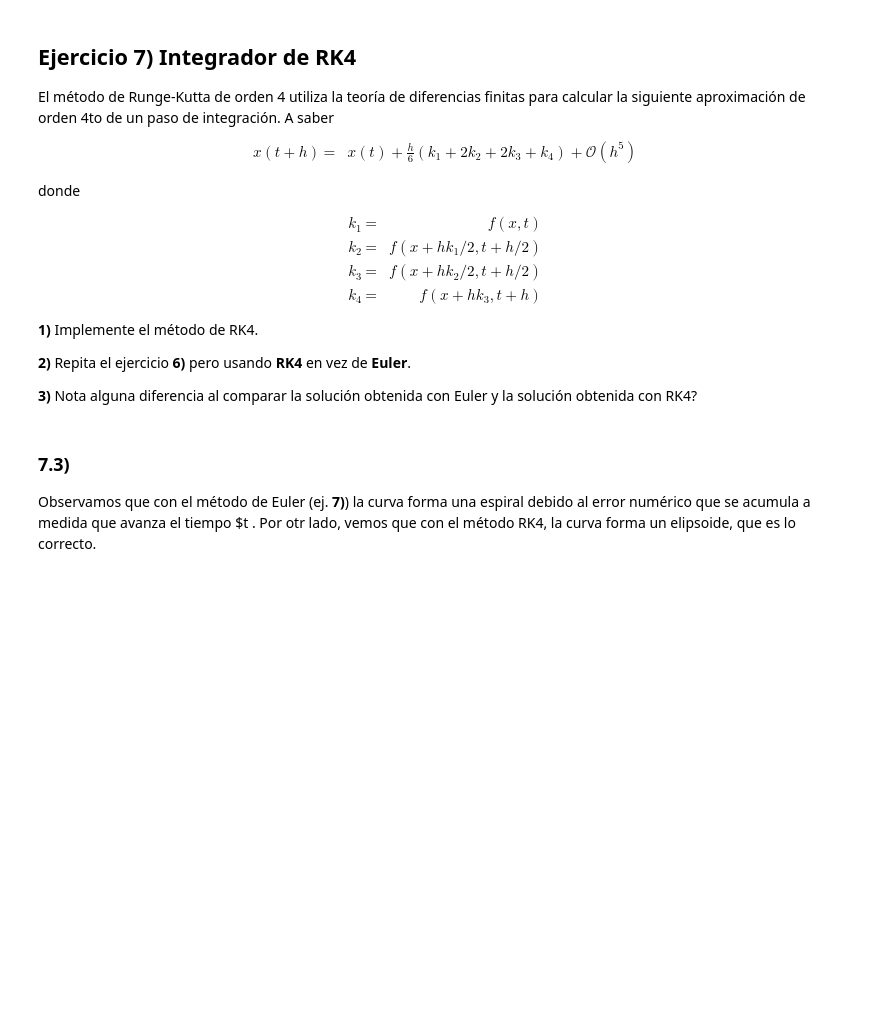
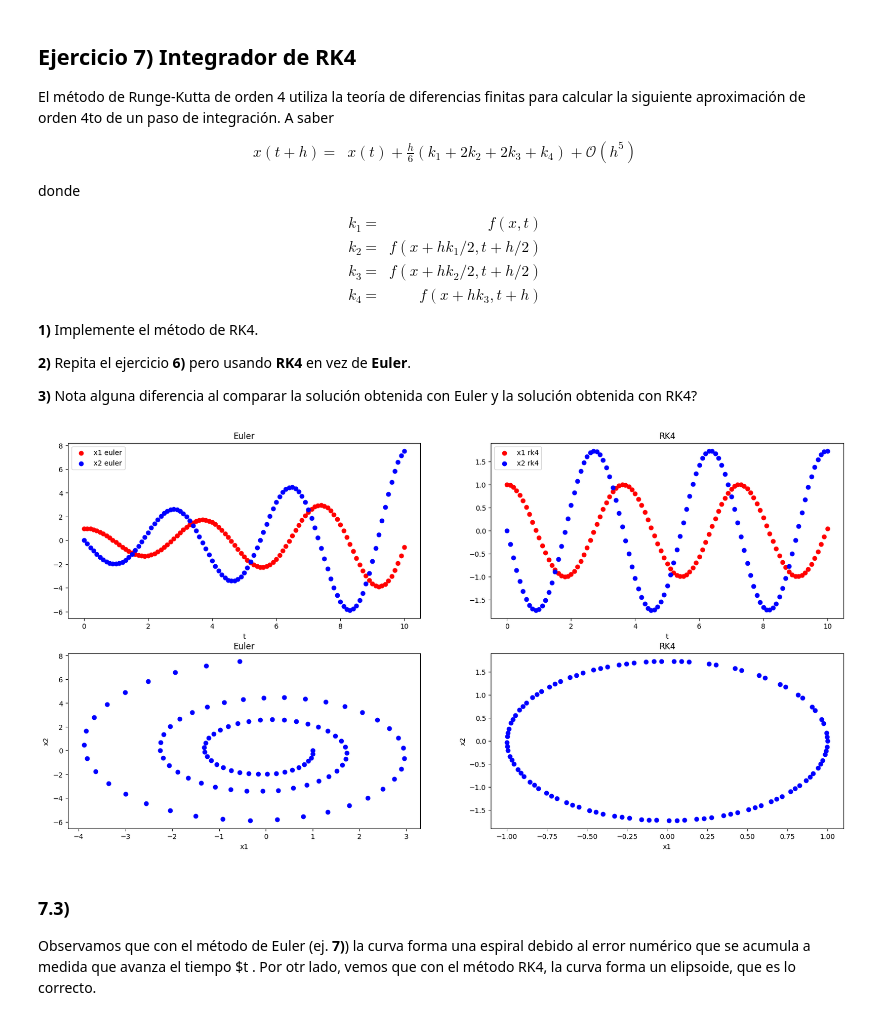
Before and after one commit to AdolfoBanchio/Redes-neuronales-2024, a Jupyter notebook: guias_ejercicios/redes_neuronales_2024_guia_4.ipynb, the cells around one changed output. Drawn from its saved outputs; the diff is of its cells as text; code cells hidden in the pictures; blank space fills up the shorter version.

```diff
--- a/guias_ejercicios/redes_neuronales_2024_guia_4.ipynb
+++ b/guias_ejercicios/redes_neuronales_2024_guia_4.ipynb
@@ -632,3 +658,49 @@ k_4 &=& f(x+hk_3,t+h)
+# %%
+def f(x,t,p):
+    """
+    p = alfa
+    """
+    return np.array([x[1],-p[0]*x[0]])
+
+a = 0
+b = 10
+h = 0.1
+k = int((b-a)/h)
+xa = np.array([1,0]) # x1 = 1 x2 = 0
+p = np.array([3])
+# %%
+t_euler,w_euler = integrador_ode(euler,f,xa,a,b,k,p)
+t_rk4,w_rk4 = integrador_ode(rk4,f,xa,a,b,k,p)
+# %%
+# graficar x1 vs t y x2 vs t (para cada metodo)
+fg, ax = plt.subplots(2, 2, figsize=(20,10))
+ax[0][0].scatter(t_euler,w_euler[0,:],label="x1 euler",linestyle='-',c='red')
+ax[0][0].scatter(t_euler,w_euler[1,:],label="x2 euler",linestyle='-',c='blue')
+ax[0][0].xaxis.set_label_text('t')
+ax[0][0].legend()
+ax[0][0].set_title('Euler')
+
+ax[0][1].scatter(t_rk4,w_rk4[0,:],label="x1 rk4",linestyle='-',c='red')
+ax[0][1].scatter(t_rk4,w_rk4[1,:],label="x2 rk4",linestyle='-',c='blue')
+ax[0][1].xaxis.set_label_text('t')
+ax[0][1].legend()
+ax[0][1].set_title('RK4')
+
+
+# grafico x1 vs x2 (para cada metodo)
+ax[1][0].scatter(w_euler[0,:],w_euler[1,:],label="x1 vs x2",linestyle='-',c='blue')
+ax[1][0].xaxis.set_label_text('x1')
+ax[1][0].yaxis.set_label_text('x2')
+ax[1][0].set_title('Euler')
+
+ax[1][1].scatter(w_rk4[0,:],w_rk4[1,:],label="x1 vs x2",linestyle='-',c='blue')
+ax[1][1].xaxis.set_label_text('x1')
+ax[1][1].yaxis.set_label_text('x2')
+ax[1][1].set_title('RK4')
+
+plt.show()
+# %% [output]
+[figure, added]
 # %% [markdown]
 ### 7.3)
 Observamos que con el método de Euler (ej. **7)**) la curva forma una espiral debido al error numérico que se acumula a medida que avanza el tiempo $t
```
Also changed, not shown: parts of 3 cells of this notebook, 3 other files.
